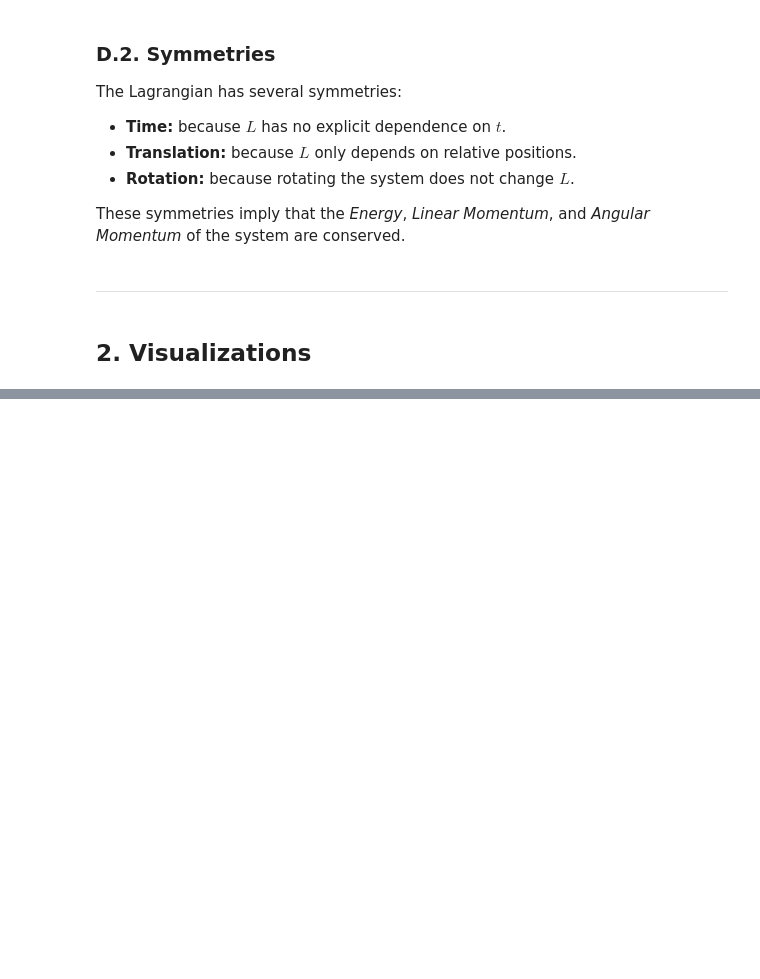
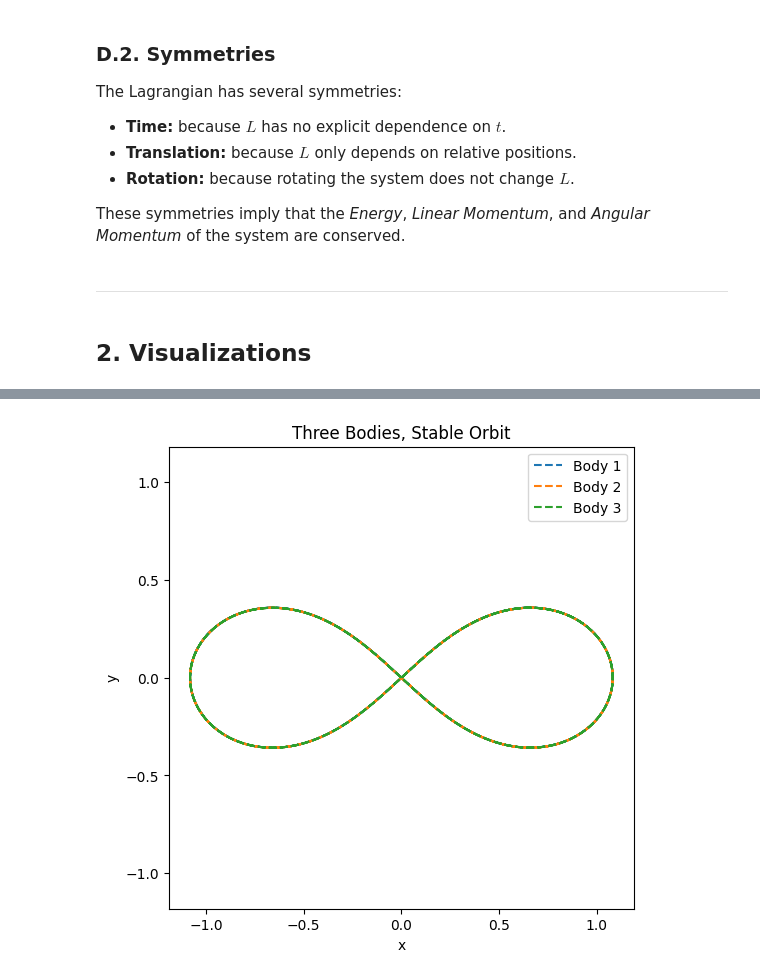
Before and after one commit to Xander-Carroll/PHYSICS5300-NBody-Final, a Jupyter notebook: FinalProject.ipynb, the cells around one changed output, grey strips where cells are left out. Drawn from its saved outputs; the diff is of its cells as text; code cells hidden in the pictures; blank space fills up the shorter version.

```diff
--- a/FinalProject.ipynb
+++ b/FinalProject.ipynb
@@ -77,0 +202,16 @@ The following is an implementation of leapfrog integration to solve the equation
+# %%
+## Three Bodies in a Stable Orbit
+
+# Initial conditions for each body.
+m = [1.0, 1.0, 1.0]
+r0 = [[-0.970004,  0.243087, 0.0], [ 0.970004, -0.243087, 0.0], [ 0.000000,  0.000000, 0.0]]
+v0 = [[-0.466203, -0.432365, 0.0], [-0.466203, -0.432365, 0.0], [ 0.932407,  0.864731, 0.0]]
+
+# Solve the problem.
+t_pts = np.linspace(0, 20, 2000)
+r, v = leapfrog_solve(r0, v0, m, t_pts, G=1.0, eps=1e-3)
+
+# Plot the results.
+plot_orbits(r, "Three Bodies, Stable Orbit")
+# %% [output]
+[figure, added]
```
Also changed, not shown: parts of 7 cells of this notebook.
